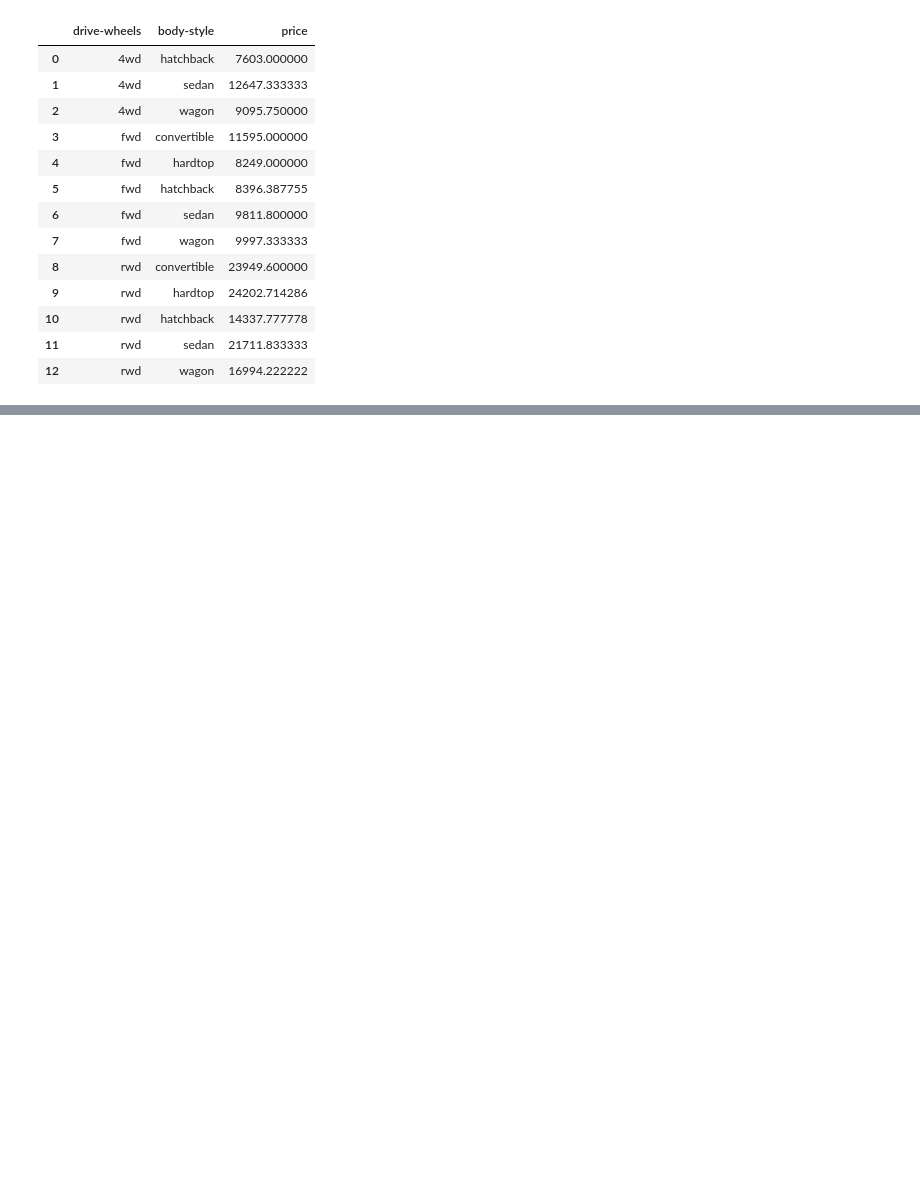
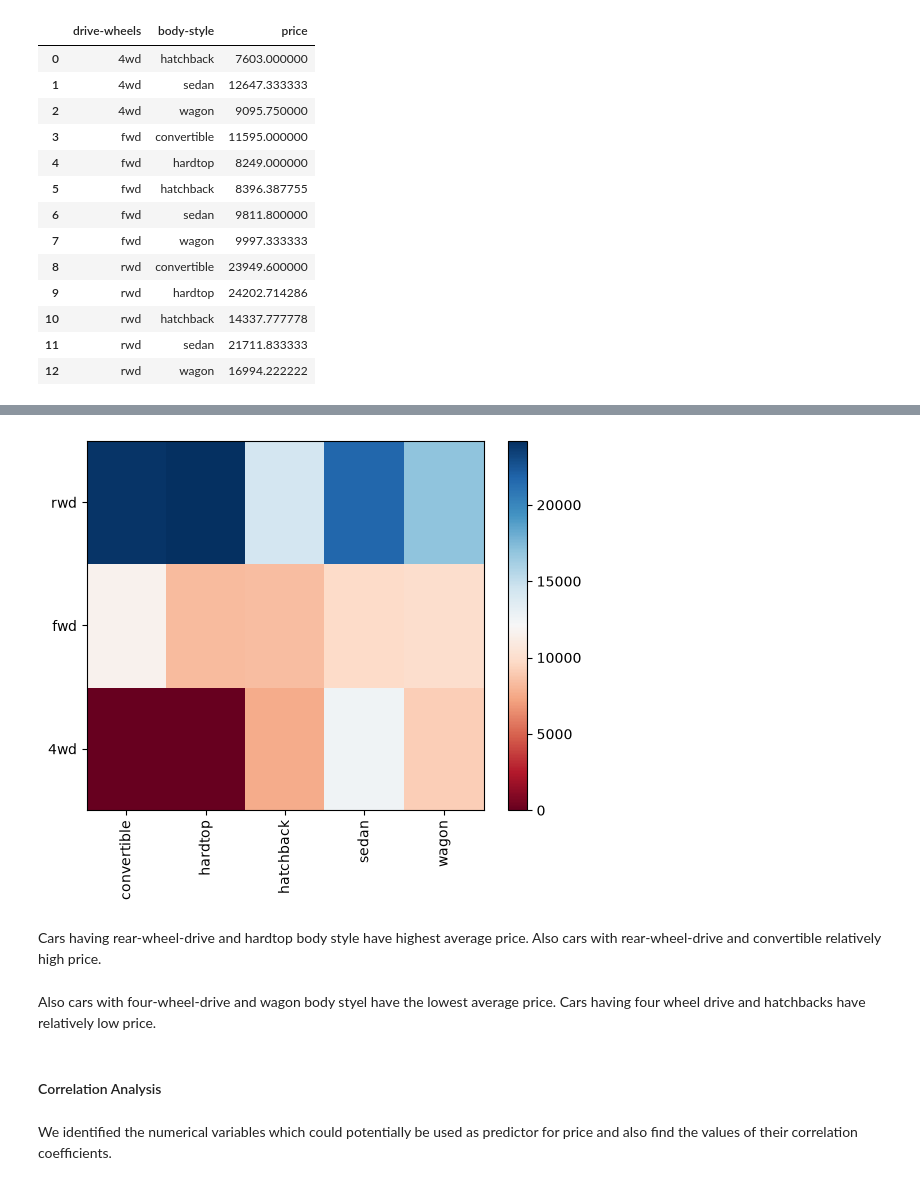
Before and after one commit to Sudhanshu-011/car-price-prediction-ml, a Jupyter notebook: carPricePredict.ipynb, the cells around one changed output, grey strips where cells are left out. Saved outputs shown, nothing was run; the diff lists cells and outputs as text; code cells hidden in the pictures; blank space fills up the shorter version.

Commit message:
Added Correlation Analysis code and conclusion for the EDA

```diff
--- a/carPricePredict.ipynb
+++ b/carPricePredict.ipynb
@@ -701,0 +707,3 @@ df_group_test
+# %%
+grouped_pivot  = df_group_test.pivot(index='drive-wheels', columns='body-style')
+grouped_pivot
@@ -701,0 +717,3 @@ df_group_test
+# %%
+grouped_pivot = grouped_pivot.replace(np.nan, 0)
+grouped_pivot
@@ -701,0 +727,31 @@ df_group_test
+# %%
+fig, ax = plt.subplots()
+im = ax.pcolor(grouped_pivot, cmap='RdBu')
+
+# label names
+row_labels = grouped_pivot.columns.levels[1]
+col_labels = grouped_pivot.index
+
+# move ticks and labels to the center
+ax.set_xticks(np.arange(grouped_pivot.shape[1]) + 0.5, minor=False)
+ax.set_yticks(np.arange(grouped_pivot.shape[0]) + 0.5, minor=False)
+
+# insert labels
+ax.set_xticklabels(row_labels, minor=False)
+ax.set_yticklabels(col_labels, minor=False)
+
+# rotate label if too long
+plt.xticks(rotation = 90)
+
+fig.colorbar(im)
+plt.show()
+# %% [output]
+[figure, added]
+# %% [markdown]
+Cars having rear-wheel-drive and hardtop body style have highest average price. Also cars with rear-wheel-drive and convertible relatively high price.
+# %% [markdown]
+Also cars with four-wheel-drive and wagon body styel have the lowest average price. Cars having four wheel drive and hatchbacks have relatively low price.
+# %% [markdown]
+#### Correlation Analysis
+# %% [markdown]
+We identified the numerical variables which could potentially be used as predictor for price and also find the values of their correlation coefficients.
```
Also changed, not shown: parts of 24 cells of this notebook, 1 other file.
